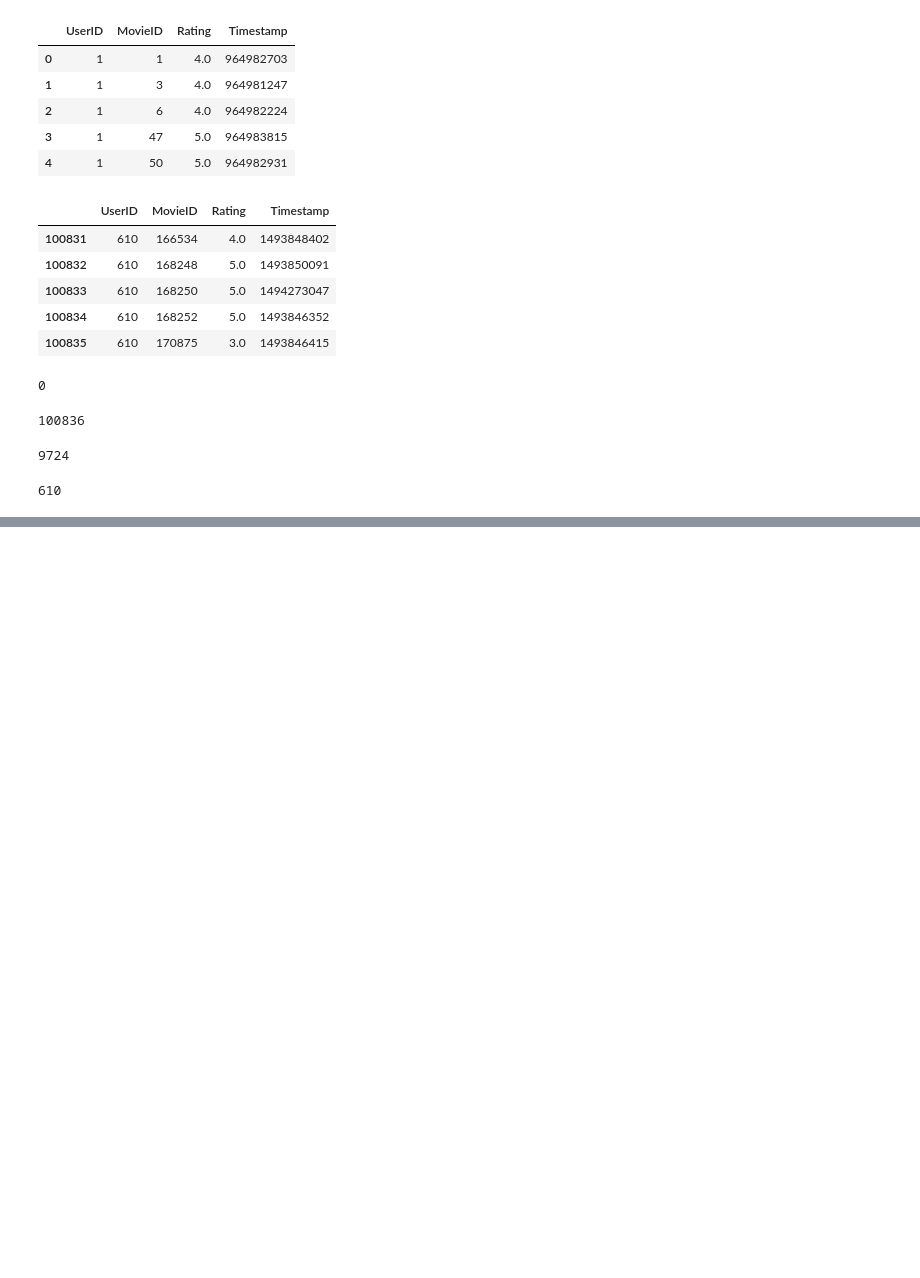
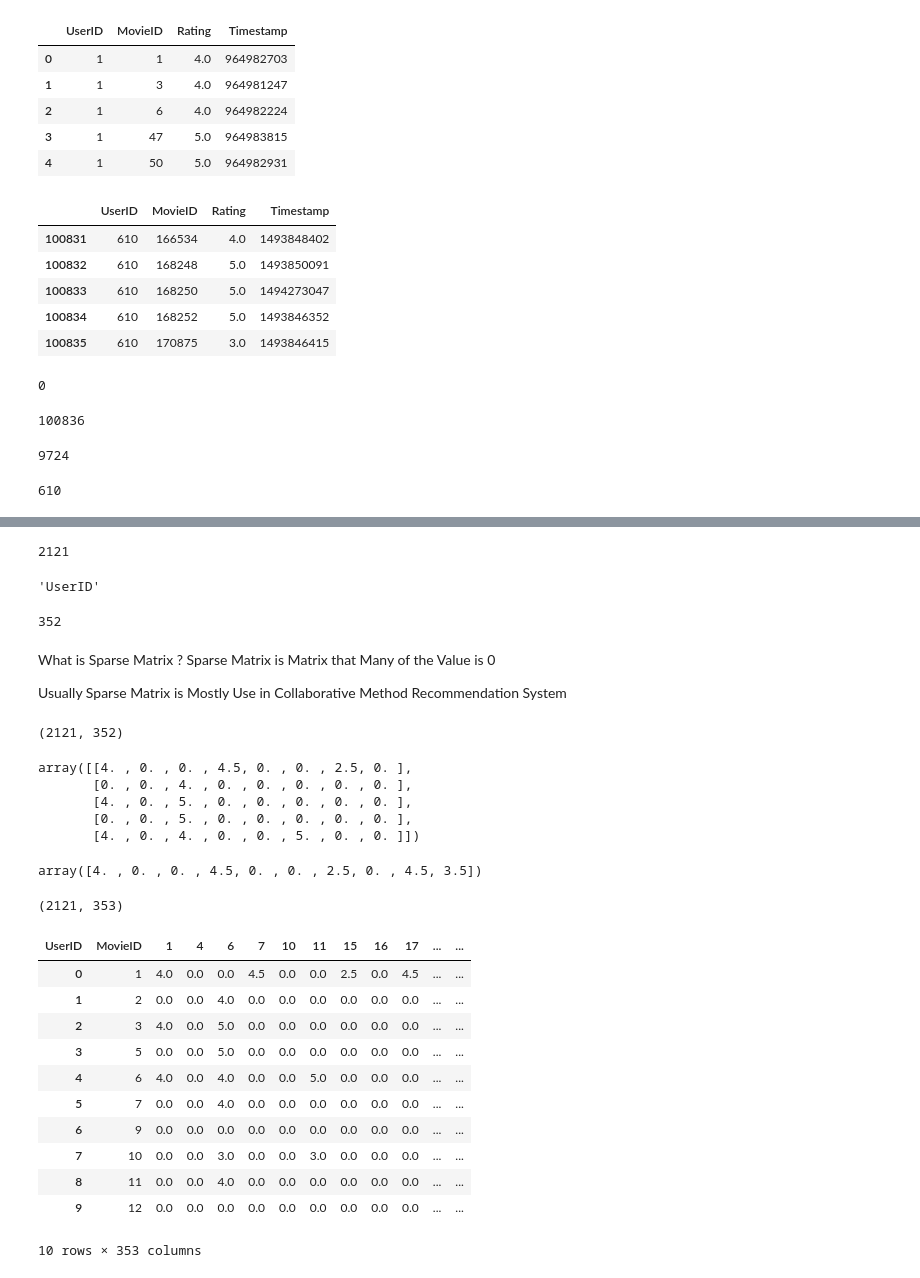
Before and after one commit to Kelniiitt/Julius, a Jupyter notebook: Lab 02.ipynb, the cells around one changed output, grey strips where cells are left out. Drawn from its saved outputs; the diff is of its cells as text; code cells hidden in the pictures; blank space fills up the shorter version.

```diff
--- a/Lab 02.ipynb
+++ b/Lab 02.ipynb
@@ -50,0 +131,12 @@ total_user
+# %%
+minimum_user_interaction = 50
+
+UserWatch = rating.groupby("UserID")[["Rating"]].count()
+
+UserWatch = UserWatch[UserWatch["Rating"] > minimum_user_interaction]
+
+rating = rating[rating["UserID"].isin(UserWatch.index)]
+# %%
+rating_table = rating.pivot_table(index="MovieID", columns="UserID", values="Rating")
+
+SparseRate(rating_table)
@@ -50,0 +203,6 @@ total_user
+# %%
+# Fill Missing Value with 0
+
+rating_table = rating_table.fillna(0)
+
+rating_table.iloc[:5, :8]
@@ -50,0 +221,59 @@ total_user
+# %%
+len(rating_table.index)
+# %% [output]
+2121
+# %%
+rating_table.columns.name
+# %% [output]
+'UserID'
+# %%
+len(rating_table.columns)
+# %% [output]
+352
+# %% [markdown]
+What is Sparse Matrix ? Sparse Matrix is Matrix that Many of the Value is 0
+
+Usually Sparse Matrix is Mostly Use in Collaborative Method Recommendation System
+# %%
+from scipy.sparse import csr_matrix
+
+rating_matrix = csr_matrix(rating_table.values)
+
+rating_matrix.shape
+# %% [output]
+(2121, 352)
+# %%
+rating_matrix.toarray()[:5, :8]
+# %% [output]
+array([[4. , 0. , 0. , 4.5, 0. , 0. , 2.5, 0. ],
+       [0. , 0. , 4. , 0. , 0. , 0. , 0. , 0. ],
+       [4. , 0. , 5. , 0. , 0. , 0. , 0. , 0. ],
+       [0. , 0. , 5. , 0. , 0. , 0. , 0. , 0. ],
+       [4. , 0. , 4. , 0. , 0. , 5. , 0. , 0. ]])
+# %%
+rating_matrix.toarray()[0, :10]
+# %% [output]
+array([4. , 0. , 0. , 4.5, 0. , 0. , 2.5, 0. , 4.5, 3.5])
+# %%
+# Reset Rating Table
+
+rating_reset = rating_table.reset_index()
+
+rating_reset.shape
+# %% [output]
+(2121, 353)
+# %%
+rating_reset.iloc[:10]
+# %% [output]
+| UserID | MovieID | 1 | 4 | 6 | 7 | 10 | 11 | 15 | 16 | 17 | ... | ... |
+| 0 | 1 | 4.0 | 0.0 | 0.0 | 4.5 | 0.0 | 0.0 | 2.5 | 0.0 | 4.5 | ... | ... |
+| 1 | 2 | 0.0 | 0.0 | 4.0 | 0.0 | 0.0 | 0.0 | 0.0 | 0.0 | 0.0 | ... | ... |
+| 2 | 3 | 4.0 | 0.0 | 5.0 | 0.0 | 0.0 | 0.0 | 0.0 | 0.0 | 0.0 | ... | ... |
+| 3 | 5 | 0.0 | 0.0 | 5.0 | 0.0 | 0.0 | 0.0 | 0.0 | 0.0 | 0.0 | ... | ... |
+| 4 | 6 | 4.0 | 0.0 | 4.0 | 0.0 | 0.0 | 5.0 | 0.0 | 0.0 | 0.0 | ... | ... |
+| 5 | 7 | 0.0 | 0.0 | 4.0 | 0.0 | 0.0 | 0.0 | 0.0 | 0.0 | 0.0 | ... | ... |
+| 6 | 9 | 0.0 | 0.0 | 0.0 | 0.0 | 0.0 | 0.0 | 0.0 | 0.0 | 0.0 | ... | ... |
+| 7 | 10 | 0.0 | 0.0 | 3.0 | 0.0 | 0.0 | 3.0 | 0.0 | 0.0 | 0.0 | ... | ... |
+| 8 | 11 | 0.0 | 0.0 | 4.0 | 0.0 | 0.0 | 0.0 | 0.0 | 0.0 | 0.0 | ... | ... |
+| 9 | 12 | 0.0 | 0.0 | 0.0 | 0.0 | 0.0 | 0.0 | 0.0 | 0.0 | 0.0 | ... | ... |
+10 rows × 353 columns
```
Also changed, not shown: parts of 37 cells of this notebook, 2 other files.
